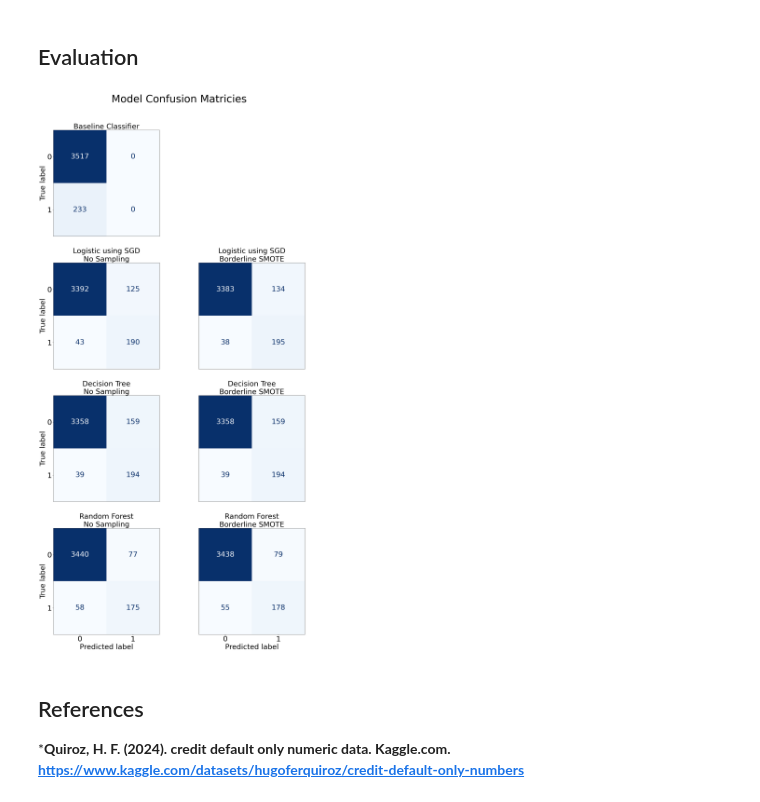
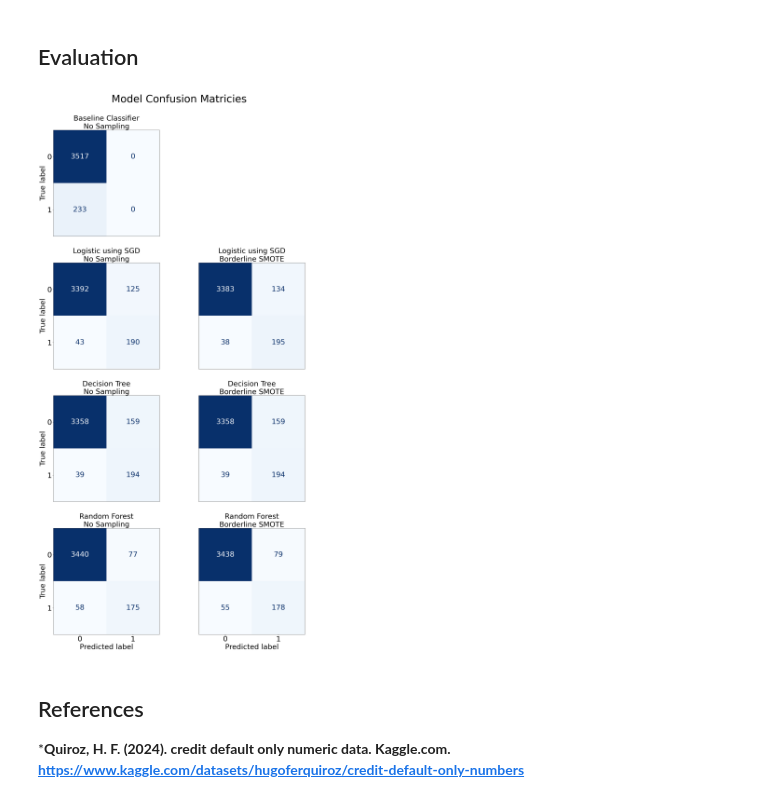
Before and after one commit to joxborrow/loan_default, a Jupyter notebook: loan_default_tech_report.ipynb, the cells around one changed output. Cells and saved outputs as stored; diff of their text form; code cells hidden in the pictures.

```diff
--- a/loan_default_tech_report.ipynb
+++ b/loan_default_tech_report.ipynb
@@ -666,7 +666,7 @@ plt.subplots_adjust(left=.01, right=.99, wspace=0,
 
 # Plot on Axis [0,0]
 ConfusionMatrixDisplay(model_results['nosampling_baseline'][2]).plot(ax=axes[0,0], colorbar=colorbar, cmap=cmap)
-axes[0,0].set_title('Baseline Classifier', size=label_size)
+axes[0,0].set_title('Baseline Classifier\nNo Sampling', size=label_size)
 axes[0,0].set_xlabel('')
 axes[0,0].tick_params(bottom=False, labelbottom=False)
 
@@ -693,34 +693,34 @@ axes[1,1].set_ylabel('')
 axes[1,1].tick_params(bottom=False, labelbottom=False,
                       left=False, labelleft=False)
 
 # Plot on Axis [2,0]
 ConfusionMatrixDisplay(model_results['nosampling_dt'][2]).plot(ax=axes[2,0], colorbar=False, cmap=cmap)
 axes[2,0].set_title('Decision Tree\nNo Sampling', size=label_size)
 axes[2,0].set_xlabel('')
 axes[2,0].tick_params(bottom=False, labelbottom=False)
 
 # Plot on Axis [2,1]
 ConfusionMatrixDisplay(model_results['borderlineSMOTE_dt'][2]).plot(ax=axes[2,1], colorbar=False, cmap=cmap)
 axes[2,1].set_title('Decision Tree\nBorderline SMOTE', size=label_size)
 axes[2,1].set_xlabel('')
 axes[2,1].set_ylabel('')
 axes[2,1].tick_params(left=False, labelleft=False,
                       bottom=False, labelbottom=False)
 
 # Plot on Axis [3,0]
 ConfusionMatrixDisplay(model_results['nosampling_rf'][2]).plot(ax=axes[3,0], colorbar=False, cmap=cmap)
 axes[3,0].set_title('Random Forest\nNo Sampling', size=label_size)
 
 # Plot on Axis [3,1]
 ConfusionMatrixDisplay(model_results['borderlineSMOTE_rf'][2]).plot(ax=axes[3,1], colorbar=False, cmap=cmap)
 axes[3,1].set_title('Random Forest\nBorderline SMOTE', size=label_size)
 axes[3,1].set_ylabel('')
 axes[3,1].tick_params(left=False, labelleft=False)
 
 # Save plot
 plt.savefig('assets/models_cm.png')
 # %% [output]
-[figure, old version]
+[figure, new version]
 # %%
 ################################################################################
 # Create Performance Metrics Table from Classification Reports
```
Also changed, not shown: 1 other file.
